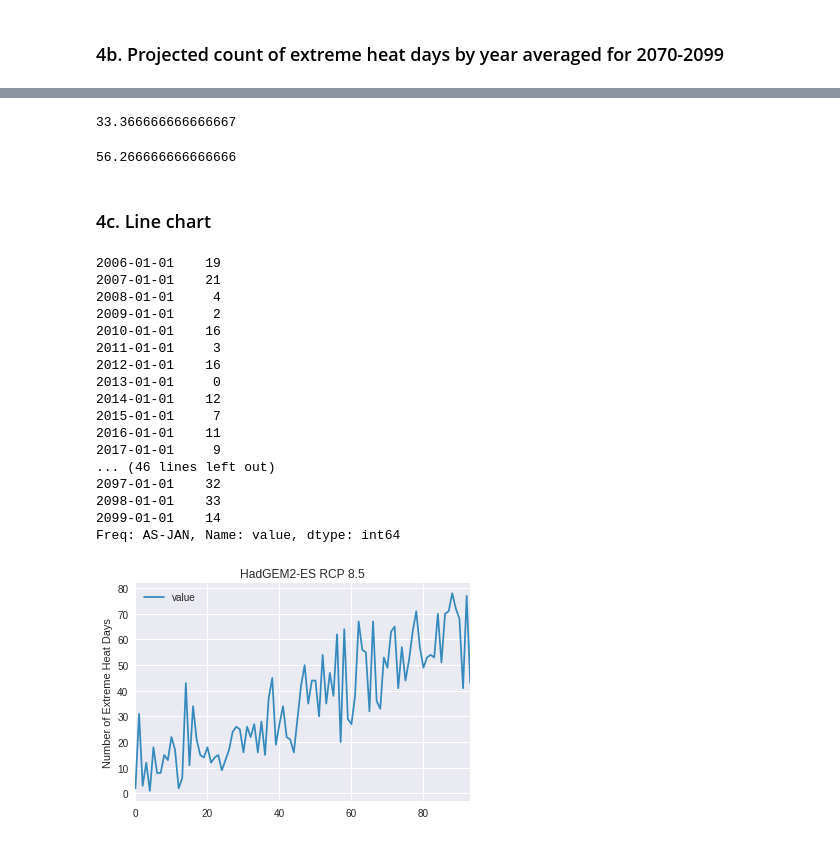
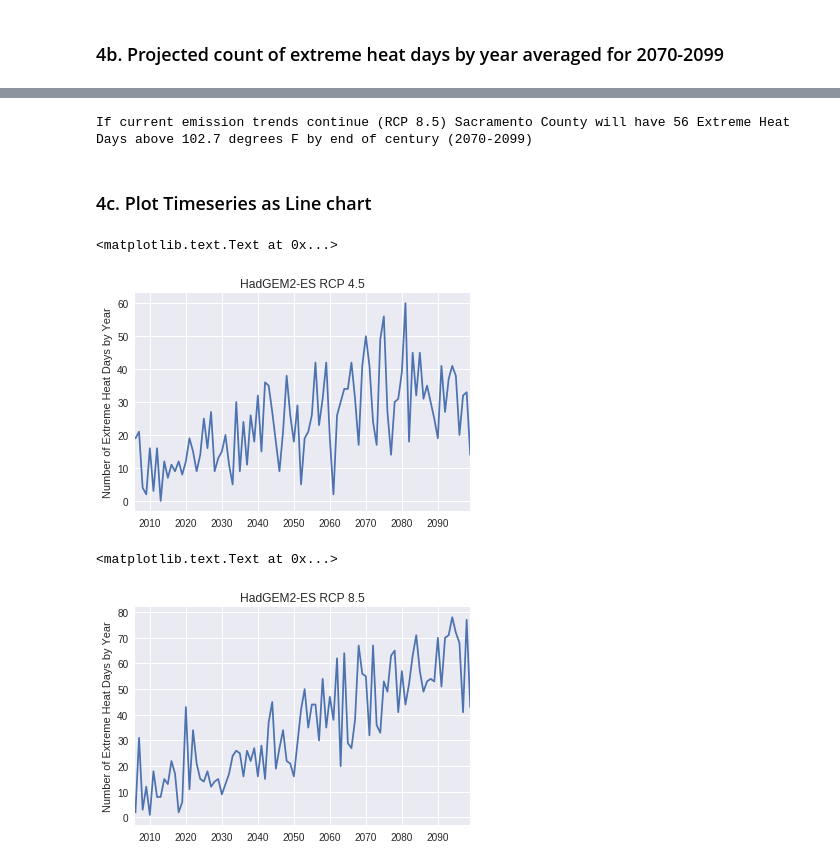
Before and after one commit to berkeley-gif/caladapt-docs, a Jupyter notebook: cookbook/daily_data_extreme_heat.ipynb, the cells around one changed output, grey strips where cells are left out. Saved outputs shown, nothing was run; the diff lists cells and outputs as text; code cells hidden in the pictures.

Commit message:
Add heat wave calculation for extreme heat days

```diff
--- a/cookbook/daily_data_extreme_heat.ipynb
+++ b/cookbook/daily_data_extreme_heat.ipynb
@@ -62,15 +64,22 @@ To use polygon geometry from Cal-Adapt API, it's a 2-step process
 
 **Note: Requests might time out if the polygon is too large. Subsetting the daily data has been tested with polygons on scale of counties, census tracts, places and hydrounits. If you need data for a large boundary we reccomend downloading the daily rasters and processing the data locally.**
 # %%
+# Cal-Adapt API
+api = 'http://api.cal-adapt.org/api'
+headers = {'ContentType': 'json'}
+
 # Your point of interest
 point = 'POINT(-121.4687 38.5938)'
+
 # Name of boundary layer in API
 resource = 'counties'
+
 # Request url
 url = api + '/' + resource + '/'
 # Request params to find intersecting polygon
 params = {'intersects': point, 'srs': 4326, 'simplify': .0001, 'precision': 4}
 ref = ''
+location = ''
 
 # Get geometry
 response = requests.get(url, params=params, headers=headers)
@@ -79,7 +88,9 @@ if response.ok:
     feature = data['features'][0]
     if (feature):
         ref = '/api/%s/%s/' % (resource, feature['id'])
+        location = feature['properties']['name']
         print('ref =', ref)
+        print('location =', location)
     else:
         print('Did not find any polygons that intersect your point')
 
@@ -304,11 +316,11 @@ print(observedExtremeHeatDays.tail())
 ### 3b. Find number of extreme heat days from projected data
 # %%
 # Filter days > threshold
-projectedExtremeHeatDays = projectedDF[projectedDF.value > threshold]
+projected_heat_days = projectedDF[projectedDF.value > threshold]
 
-print(projectedExtremeHeatDays.head())
+print(projected_heat_days.head())
 print()
-print(projectedExtremeHeatDays.tail())
+print(projected_heat_days.tail())
 # %% [output]
                  value                         slug
 2006-06-09  103.173371  tasmax_day_HadGEM2-ES_rcp45
@@ -344,52 +363,33 @@ df = projectedExtremeHeatDays.loc['2070-01-01':'2099-12-31']
 # %%
-rcp45ExtremeHeatDays = df.loc[df['slug'] == 'tasmax_day_HadGEM2-ES_rcp45']
+rcp85_heat_days = df.loc[df['slug'] == 'tasmax_day_HadGEM2-ES_rcp85']
 # Group by year and calculate mean
-rcp45ExtremeHeatDays.value.resample('1AS').count().mean()
+count = rcp85_heat_days.value.resample('1AS').count().mean()
+print('If current emission trends continue (RCP 8.5)', location, 'County will have', int(count), 'Extreme Heat Days above', round(threshold, 1), 'degrees F by end of century (2070-2099)')
 # %% [output]
-33.366666666666667
+If current emission trends continue (RCP 8.5) Sacramento County will have 56 Extreme Heat Days above 102.7 degrees F by end of century (2070-2099)
-# %%
-rcp85ExtremeHeatDays = df.loc[df['slug'] == 'tasmax_day_HadGEM2-ES_rcp85']
-# Group by year and calculate mean
-rcp85ExtremeHeatDays.value.resample('1AS').count().mean()
-# %% [output]
-56.266666666666666
 # %% [markdown]
-### 4c. Line chart
+### 4c. Plot Timeseries as Line chart
 # %%
-rcp45 = projectedExtremeHeatDays.loc[projectedExtremeHeatDays['slug'] == 'tasmax_day_HadGEM2-ES_rcp45']
-rcp45Count = rcp45.value.resample('1AS').count()
-#rcp45Count = rcp45Count.reset_index()
-rcp45Count
+rcp45 = projected_heat_days.loc[projected_heat_days['slug'] == 'tasmax_day_HadGEM2-ES_rcp45']
+rcp45_count_by_month = rcp45.value.resample('M').count()
+rcp45_count_by_year = rcp45.value.resample('1AS').count()
+
 # Plot
-#rcp45Count.plot(color='#348ABD')
-#plt.title("HadGEM2-ES RCP 4.5")
-#plt.ylabel("Number of Extreme Heat Days")
-#plt.grid(True)
+rcp45_count_by_year.plot()
+plt.title("HadGEM2-ES RCP 4.5")
+plt.ylabel("Number of Extreme Heat Days by Year")
 # %% [output]
-2006-01-01    19
-2007-01-01    21
-2008-01-01     4
-2009-01-01     2
-2010-01-01    16
-2011-01-01     3
-2012-01-01    16
-2013-01-01     0
-2014-01-01    12
-2015-01-01     7
-2016-01-01    11
-2017-01-01     9
-... (46 lines left out)
-2097-01-01    32
-2098-01-01    33
-2099-01-01    14
-Freq: AS-JAN, Name: value, dtype: int64
+<matplotlib.text.Text at 0x...>
+[figure, added]
 # %%
-rcp85 = projectedExtremeHeatDays.loc[projectedExtremeHeatDays['slug'] == 'tasmax_day_HadGEM2-ES_rcp85']
-rcp85Count = rcp85.value.resample('1AS').count()
-rcp85Count = rcp85Count.reset_index()
-rcp85Count.plot(color='#348ABD')
+rcp85 = projected_heat_days.loc[projected_heat_days['slug'] == 'tasmax_day_HadGEM2-ES_rcp85']
+rcp85_count_by_month = rcp85.value.resample('M').count()
+rcp85_count_by_year = rcp85.value.resample('1AS').count()
+
+# Plot
+rcp85_count_by_year.plot()
 plt.title("HadGEM2-ES RCP 8.5")
-plt.ylabel("Number of Extreme Heat Days")
-plt.grid(True)
+plt.ylabel("Number of Extreme Heat Days by Year")
 # %% [output]
+<matplotlib.text.Text at 0x...>
-[figure, old version]
+[figure, new version]
```
Also changed, not shown: parts of 26 cells of this notebook.
